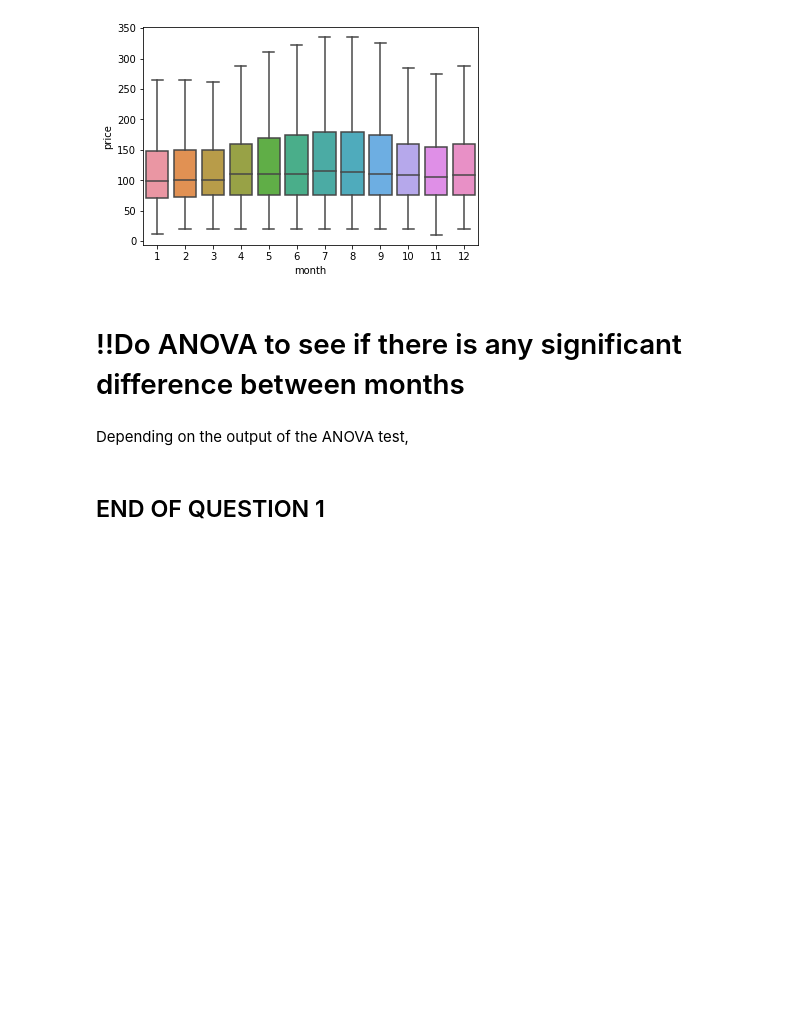
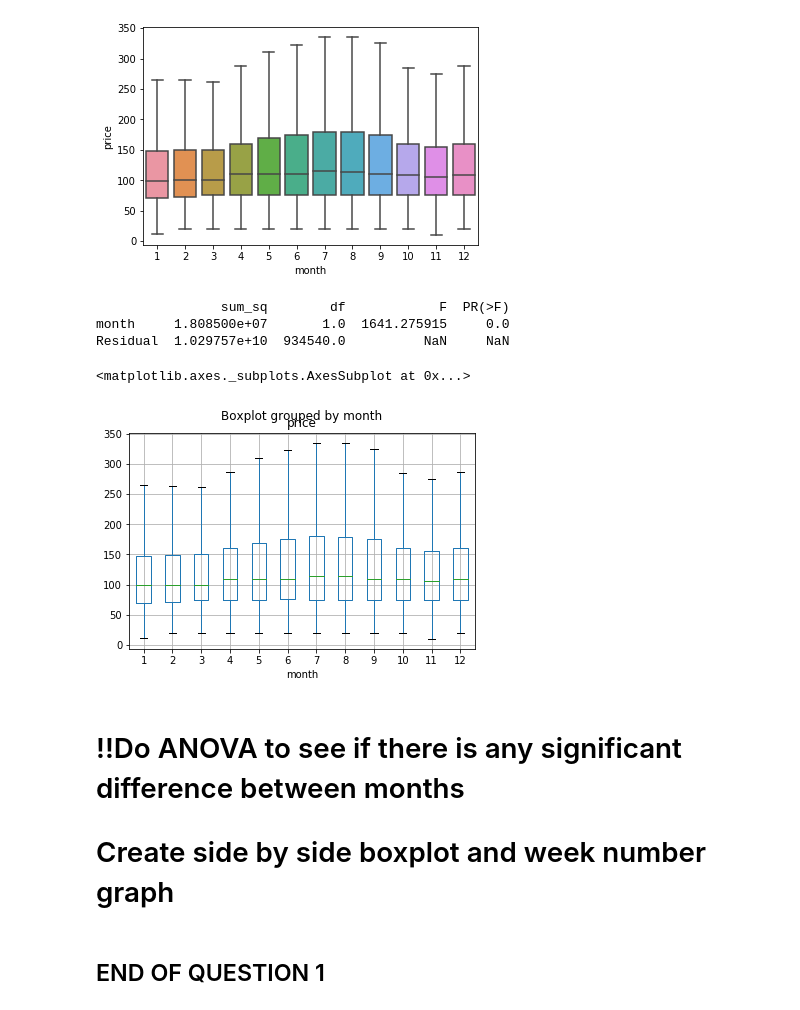
Before and after one commit to OceanSeventyTwo/DSND_Term2, a Jupyter notebook: project_files/AirBnB/Blog AirBnB.ipynb, the cells around one changed output. Saved outputs shown, nothing was run; the diff lists cells and outputs as text; code cells hidden in the pictures; blank space fills up the shorter version.

```diff
--- a/project_files/AirBnB/Blog AirBnB.ipynb
+++ b/project_files/AirBnB/Blog AirBnB.ipynb
@@ -300,10 +307,23 @@ ax1 = sns.boxplot(y=df_cal['price'],x=df_cal['month'],)
 ax1 = sns.boxplot(y=df_cal['price'],x=df_cal['month'],showfliers=False)
 # %% [output]
 [figure]
+# %%
+mod = ols('price ~ month',data=df_cal).fit()
+aov_table = sm.stats.anova_lm(mod, typ=2)
+print(aov_table)
+# %% [output]
+                sum_sq        df            F  PR(>F)
+month     1.808500e+07       1.0  1641.275915     0.0
+Residual  1.029757e+10  934540.0          NaN     NaN
+# %%
+#Create a boxplot
+df_cal.boxplot('price', by='month', figsize=(6, 4),showfliers=False)
+# %% [output]
+<matplotlib.axes._subplots.AxesSubplot at 0x...>
+[figure, added]
 # %% [markdown]
 # !!Do ANOVA to see if there is any significant difference between months
+# Create side by side boxplot and week number graph
-# %% [markdown]
-Depending on the output of the ANOVA test,
 # %% [markdown]
 ## END OF QUESTION 1
 # %% [markdown]
```
Also changed, not shown: parts of 29 cells of this notebook.
